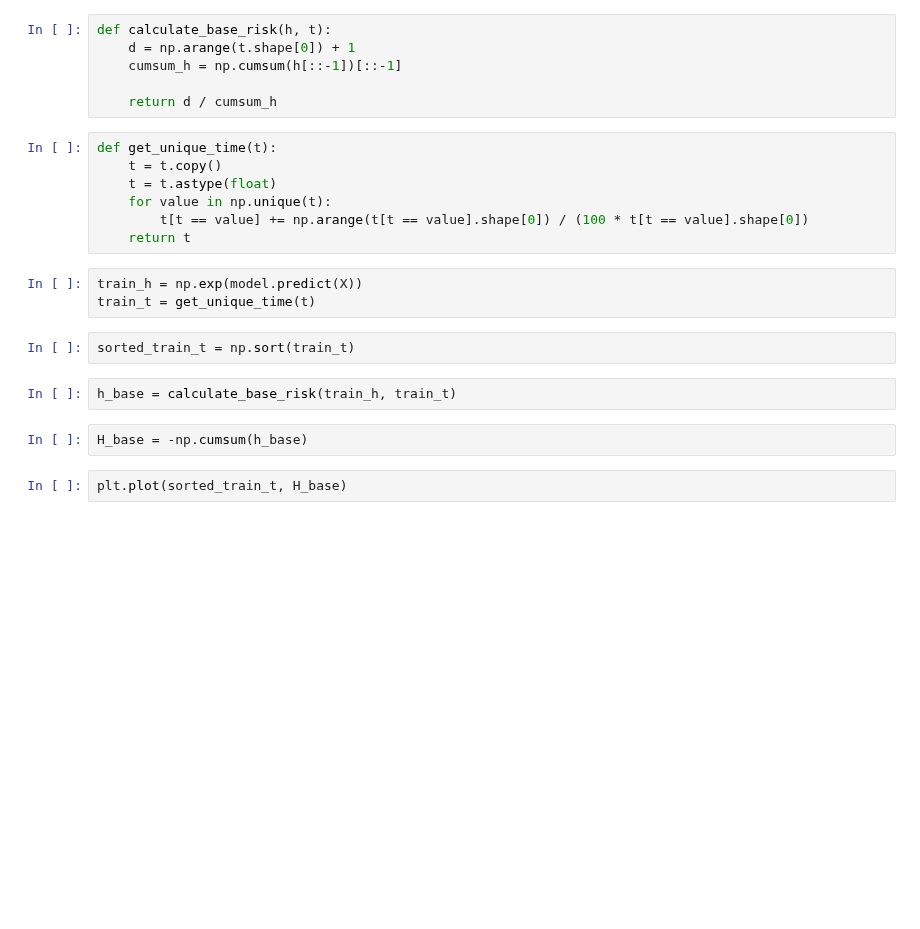
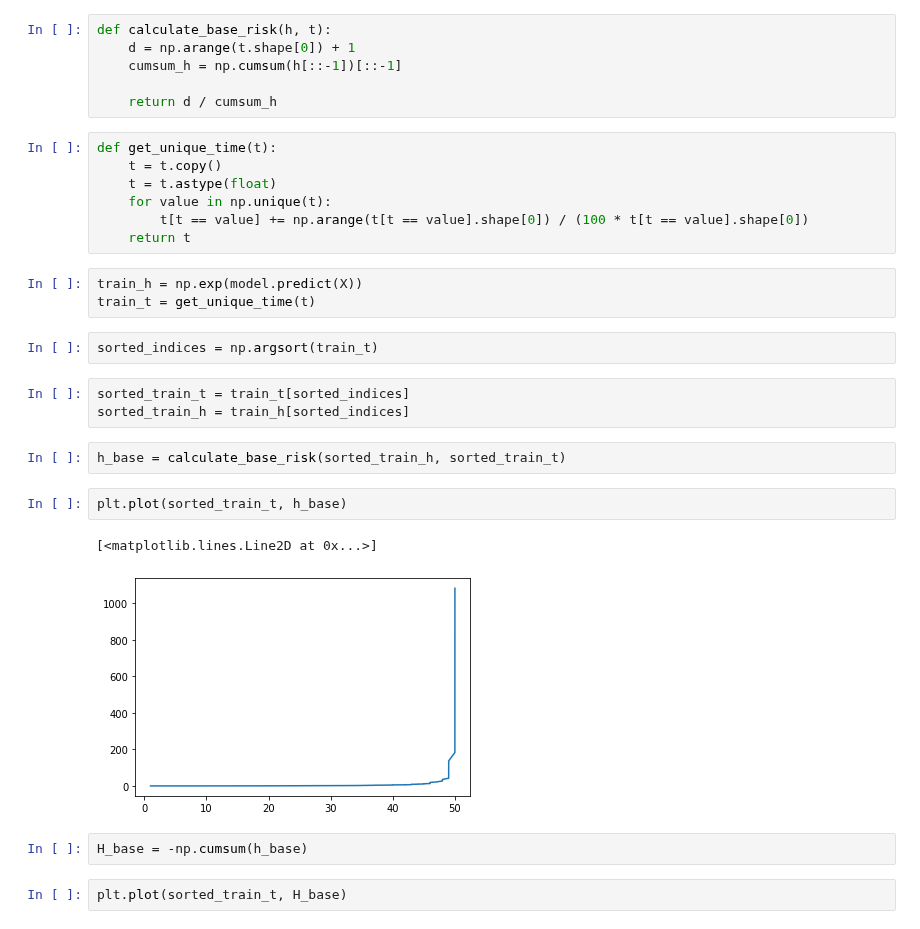
Before and after one commit to belya/survival-regression, a Jupyter notebook: catboost-survival-regression.ipynb, the cells around one changed output. Cells and saved outputs as stored; diff of their text form; blank space fills up the shorter version.

```diff
--- a/catboost-survival-regression.ipynb
+++ b/catboost-survival-regression.ipynb
@@ -399,9 +398,17 @@ def get_unique_time(t):
 train_h = np.exp(model.predict(X))
 train_t = get_unique_time(t)
 # %%
-sorted_train_t = np.sort(train_t)
+sorted_indices = np.argsort(train_t)
+# %%
+sorted_train_t = train_t[sorted_indices]
+sorted_train_h = train_h[sorted_indices]
 # %%
-h_base = calculate_base_risk(train_h, train_t)
+h_base = calculate_base_risk(sorted_train_h, sorted_train_t)
+# %%
+plt.plot(sorted_train_t, h_base)
+# %% [output]
+[<matplotlib.lines.Line2D at 0x...>]
+[figure, added]
 # %%
 H_base = -np.cumsum(h_base)
 # %%
```
Also changed, not shown: parts of 6 cells of this notebook.
